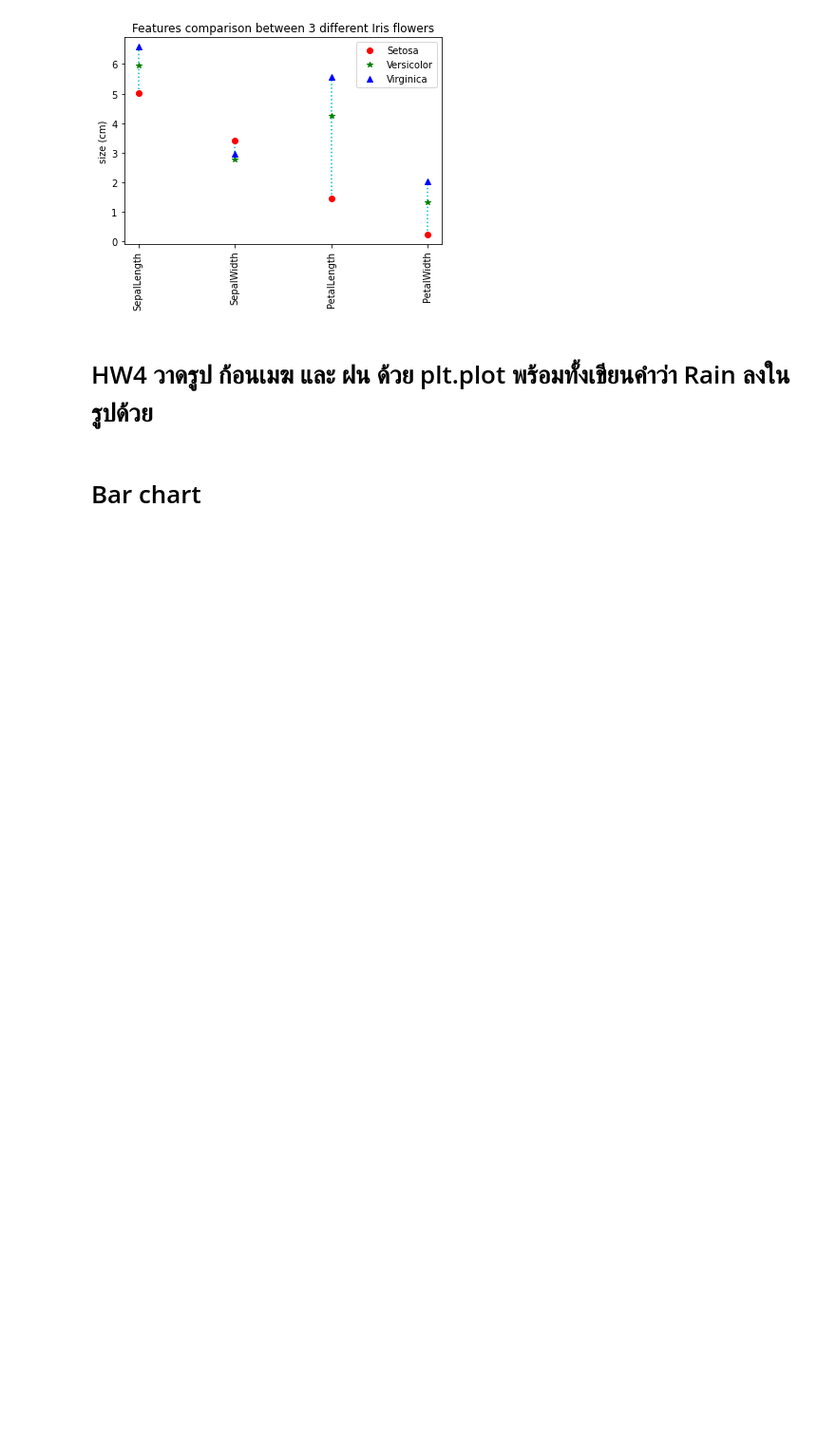
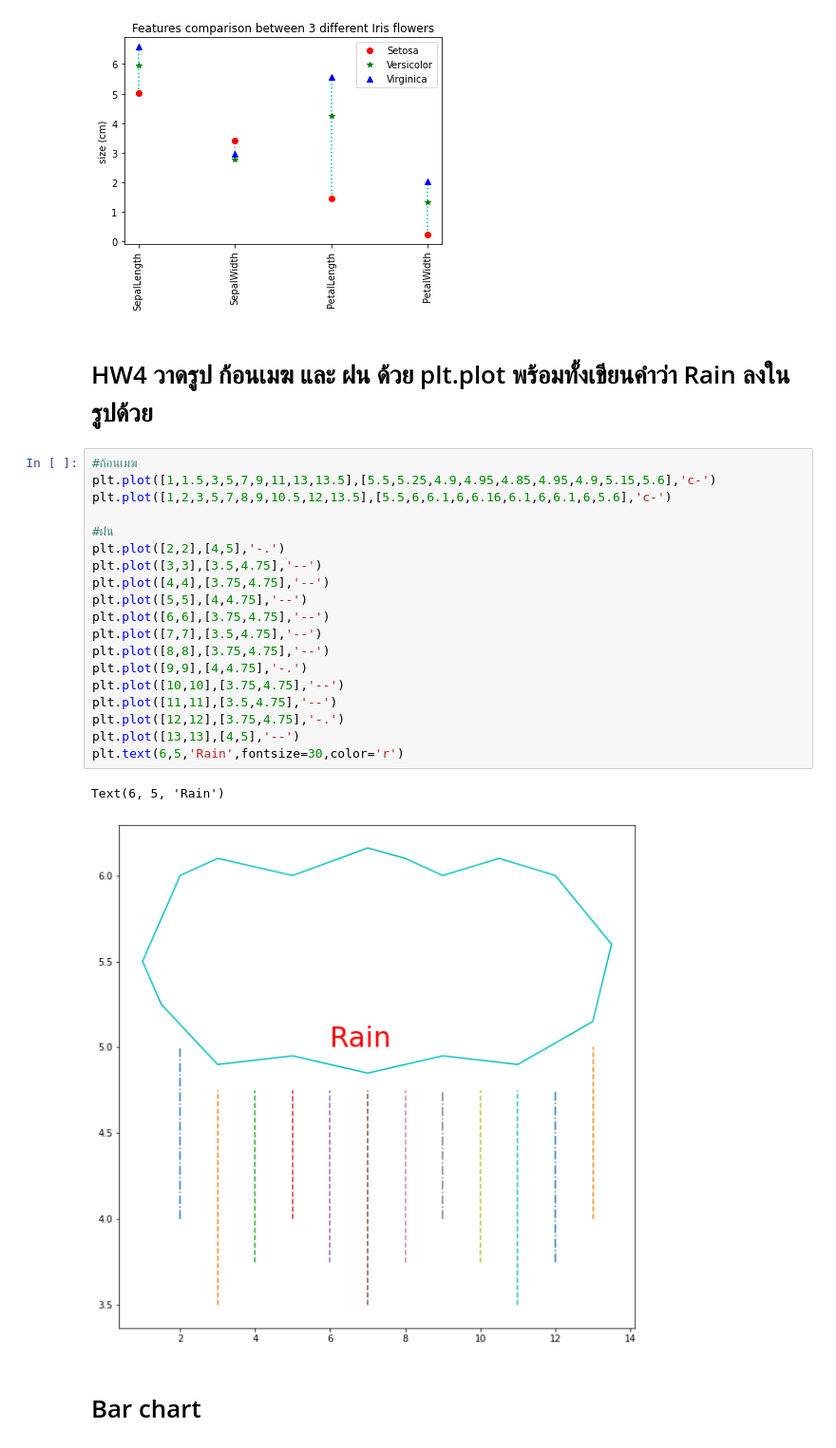
Before and after one commit to NewtonSawitta/BasicProg_DataViz65, a Jupyter notebook: DataViz04_Data_Comparison(quiz7).ipynb, the cells around one changed output. Shown at 95% size. Cells and saved outputs as stored; diff of their text form; blank space fills up the shorter version.

Commit message:
add image to quiz7 + HW4

```diff
--- a/DataViz04_Data_Comparison(quiz7).ipynb
+++ b/DataViz04_Data_Comparison(quiz7).ipynb
@@ -178,6 +178,28 @@ plt.ylabel('size (cm)');
 [figure]
 # %% [markdown]
 # HW4 วาดรูป ก้อนเมฆ และ ฝน ด้วย plt.plot พร้อมทั้งเขียนคำว่า Rain ลงในรูปด้วย
+# %%
+#ก้อนเมฆ
+plt.plot([1,1.5,3,5,7,9,11,13,13.5],[5.5,5.25,4.9,4.95,4.85,4.95,4.9,5.15,5.6],'c-')
+plt.plot([1,2,3,5,7,8,9,10.5,12,13.5],[5.5,6,6.1,6,6.16,6.1,6,6.1,6,5.6],'c-')
+
+#ฝน
+plt.plot([2,2],[4,5],'-.')
+plt.plot([3,3],[3.5,4.75],'--')
+plt.plot([4,4],[3.75,4.75],'--')
+plt.plot([5,5],[4,4.75],'--')
+plt.plot([6,6],[3.75,4.75],'--')
+plt.plot([7,7],[3.5,4.75],'--')
+plt.plot([8,8],[3.75,4.75],'--')
+plt.plot([9,9],[4,4.75],'-.')
+plt.plot([10,10],[3.75,4.75],'--')
+plt.plot([11,11],[3.5,4.75],'--')
+plt.plot([12,12],[3.75,4.75],'-.')
+plt.plot([13,13],[4,5],'--')
+plt.text(6,5,'Rain',fontsize=30,color='r')
+# %% [output]
+Text(6, 5, 'Rain')
+[figure, added]
 # %% [markdown]
  # Bar chart
 # %%
```
Also changed, not shown: parts of 1 cell of this notebook.
